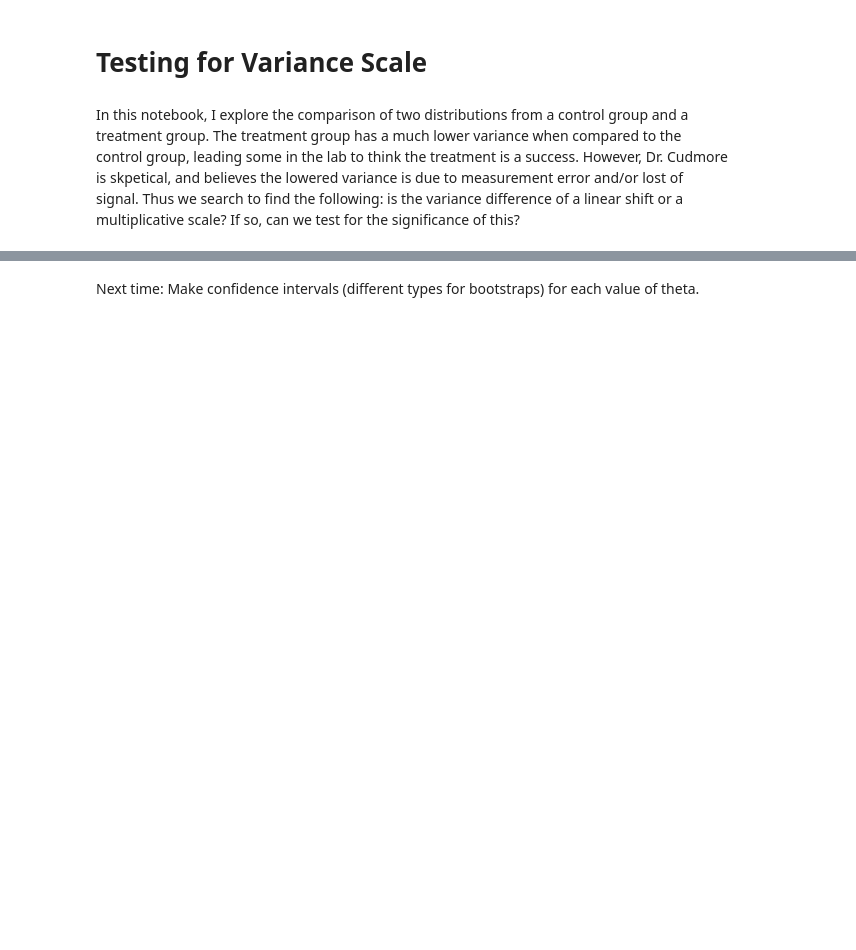
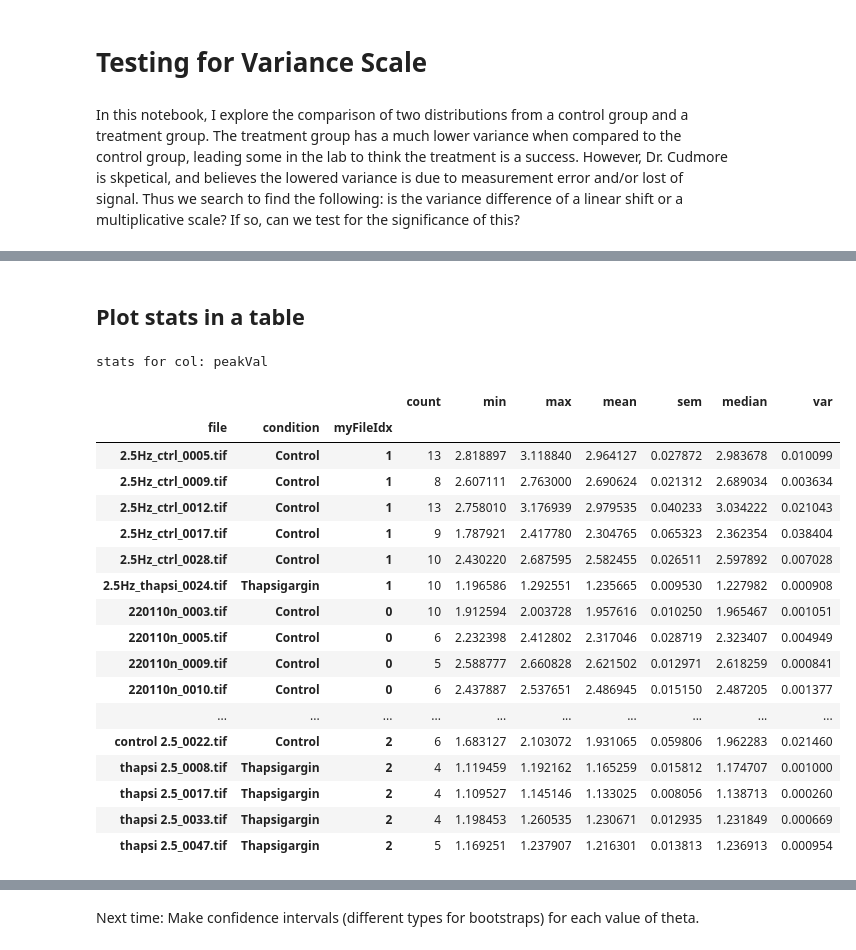
Before and after one commit to gspiga/Cudmore, a Jupyter notebook: VarAnalysis/Non-Parametric Distribution Comparisons.ipynb, the cells around one changed output, grey strips where cells are left out. Drawn from its saved outputs; the diff is of its cells as text; code cells hidden in the pictures; blank space fills up the shorter version.

```diff
--- a/VarAnalysis/Non-Parametric Distribution Comparisons.ipynb
+++ b/VarAnalysis/Non-Parametric Distribution Comparisons.ipynb
@@ -81,0 +161,35 @@ FileNotFoundError: [Errno 2] No such file or directory: 'dataGianni/masterDb-jan
+# %% [markdown]
+## Plot stats in a table
+# %%
+# could set this to any column to get stats
+colStr = "peakVal"
+
+# a list of stats to take per 'file'
+aggList = ["count", "min", "max", "mean", scipy.stats.sem, "median", "var"]
+
+dfStats = dfMaster.groupby(["file", "condition", "myFileIdx"], as_index=False)[
+    colStr
+].agg(aggList)
+
+print(f"stats for col: {colStr}")
+display(dfStats)
+# %% [output]
+stats for col: peakVal
+|  |  |  | count | min | max | mean | sem | median | var |
+| file | condition | myFileIdx |  |  |  |  |  |  |  |
+| 2.5Hz_ctrl_0005.tif | Control | 1 | 13 | 2.818897 | 3.118840 | 2.964127 | 0.027872 | 2.983678 | 0.010099 |
+| 2.5Hz_ctrl_0009.tif | Control | 1 | 8 | 2.607111 | 2.763000 | 2.690624 | 0.021312 | 2.689034 | 0.003634 |
+| 2.5Hz_ctrl_0012.tif | Control | 1 | 13 | 2.758010 | 3.176939 | 2.979535 | 0.040233 | 3.034222 | 0.021043 |
+| 2.5Hz_ctrl_0017.tif | Control | 1 | 9 | 1.787921 | 2.417780 | 2.304765 | 0.065323 | 2.362354 | 0.038404 |
+| 2.5Hz_ctrl_0028.tif | Control | 1 | 10 | 2.430220 | 2.687595 | 2.582455 | 0.026511 | 2.597892 | 0.007028 |
+| 2.5Hz_thapsi_0024.tif | Thapsigargin | 1 | 10 | 1.196586 | 1.292551 | 1.235665 | 0.009530 | 1.227982 | 0.000908 |
+| 220110n_0003.tif | Control | 0 | 10 | 1.912594 | 2.003728 | 1.957616 | 0.010250 | 1.965467 | 0.001051 |
+| 220110n_0005.tif | Control | 0 | 6 | 2.232398 | 2.412802 | 2.317046 | 0.028719 | 2.323407 | 0.004949 |
+| 220110n_0009.tif | Control | 0 | 5 | 2.588777 | 2.660828 | 2.621502 | 0.012971 | 2.618259 | 0.000841 |
+| 220110n_0010.tif | Control | 0 | 6 | 2.437887 | 2.537651 | 2.486945 | 0.015150 | 2.487205 | 0.001377 |
+| ... | ... | ... | ... | ... | ... | ... | ... | ... | ... |
+| control 2.5_0022.tif | Control | 2 | 6 | 1.683127 | 2.103072 | 1.931065 | 0.059806 | 1.962283 | 0.021460 |
+| thapsi 2.5_0008.tif | Thapsigargin | 2 | 4 | 1.119459 | 1.192162 | 1.165259 | 0.015812 | 1.174707 | 0.001000 |
+| thapsi 2.5_0017.tif | Thapsigargin | 2 | 4 | 1.109527 | 1.145146 | 1.133025 | 0.008056 | 1.138713 | 0.000260 |
+| thapsi 2.5_0033.tif | Thapsigargin | 2 | 4 | 1.198453 | 1.260535 | 1.230671 | 0.012935 | 1.231849 | 0.000669 |
+| thapsi 2.5_0047.tif | Thapsigargin | 2 | 5 | 1.169251 | 1.237907 | 1.216301 | 0.013813 | 1.236913 | 0.000954 |
```
Also changed, not shown: parts of 24 cells of this notebook.
